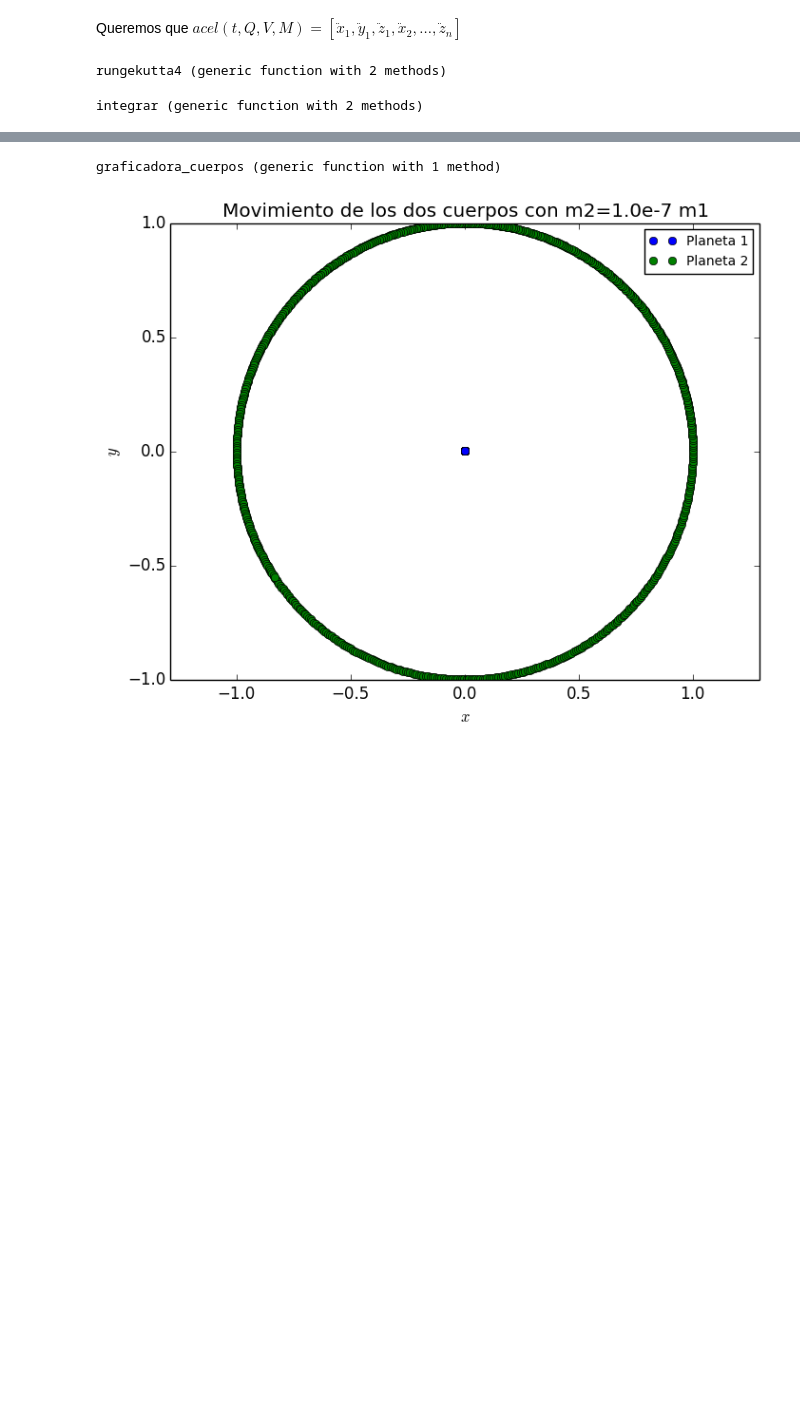
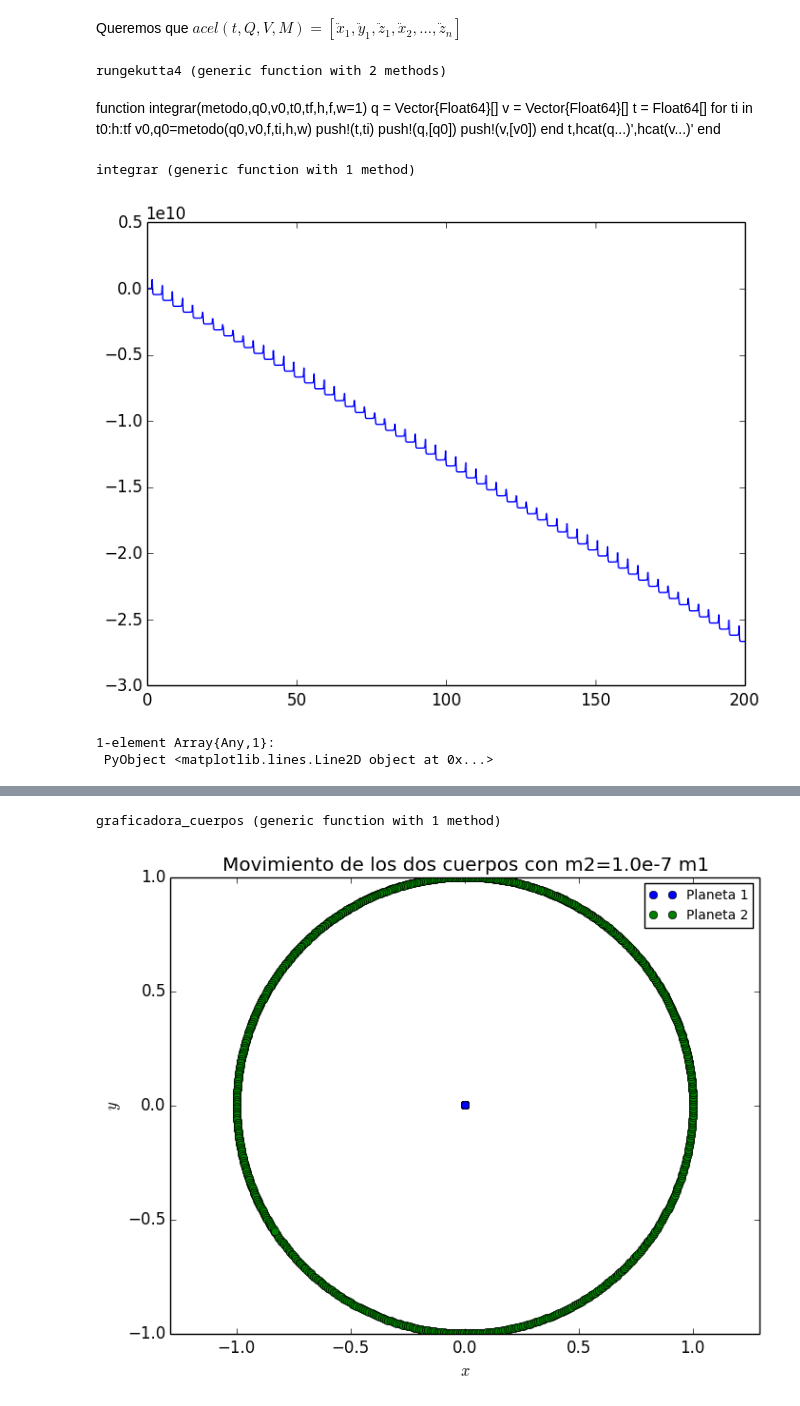
Before and after one commit to spinacho/Escuela, a Jupyter notebook: Séptimo semestre/Temas selectos FCI/Matriz_n_cuerpos.ipynb, the cells around one changed output, grey strips where cells are left out. Cells and saved outputs as stored; diff of their text form; code cells hidden in the pictures; blank space fills up the shorter version.

Commit message:
Poyecto funcionando bien 29/Nov/2014 a las 18:51, se está haciendo el notebook del proyecto final.

```diff
--- a/Séptimo semestre/Temas selectos FCI/Matriz_n_cuerpos.ipynb
+++ b/Séptimo semestre/Temas selectos FCI/Matriz_n_cuerpos.ipynb
@@ -12,3 +12,31 @@ $$A[linea\_i]=[A[i1], A[i2], ..., A[in]]$$
 # %%
 using PyPlot
 using Interact;
+# %%
+function pars_pot(Q,M,i,j)
+    #Esta funcion saca la energía potencial que tiene j debido a i
+    if i==j
+        0
+    else
+        -M[i]*M[j]/R(i,j,Q)
+    end
+end
+
+function total_pot(Q,M,j,n=length(M))
+    sum([pars_pot(Q,M,s,j) for s in 1:n])
+end
+
+function system_inst_pot(t,Q,V,M,n=length(M))
+    A=Float64[]
+    for i in 1:n
+        T=total_pot(Q,M,i,n)
+        push!(A,T)
+    end
+    sum(A)/2
+end
+
+function kinetic(t,Q,V,M,n=length(M))
+    V2=[V[3i-2]^2+V[3i-1]^2+V[3i]^2 for i in 1:n]
+    K=[0.5*M[i]*V2[i] for i in 1:n]
+    sum(K)
+end
@@ -65,18 +95,46 @@ function rungekutta4(q0,v0,f,t,h,w=1)
 end
 # %% [output]
 rungekutta4 (generic function with 2 methods)
+# %% [markdown]
+function integrar(metodo,q0,v0,t0,tf,h,f,w=1)
+    q = Vector{Float64}[]
+    v = Vector{Float64}[]
+    t = Float64[]
+    for ti in t0:h:tf
+        v0,q0=metodo(q0,v0,f,ti,h,w)
+        push!(t,ti)
+        push!(q,[q0])
+        push!(v,[v0])
+    end
+    t,hcat(q...)',hcat(v...)'
+end
 # %%
-function integrar(metodo,q0,v0,t0,tf,h,f,w=1)
+function integrar(metodo,q0,v0,t0,tf,h,f,M)
+    n=length(M)
     q = Vector{Float64}[]
     v = Vector{Float64}[]
     t = Float64[]
+    U = Float64[]
+    K = Float64[]
     for ti in t0:h:tf
-        v0,q0=metodo(q0,v0,f,ti,h,w)
+        v0,q0=metodo(q0,v0,f,ti,h,M)
         push!(t,ti)
         push!(q,[q0])
         push!(v,[v0])
+        push!(U,system_inst_pot(t0,q0,v0,M,n))
+        push!(K,kinetic(t0,q0,v0,M,n))
     end
-    t,hcat(q...)',hcat(v...)'
+    E=U+K
+    dE=(E-E[1])/eps(E[1])
+    t,hcat(q...)',hcat(v...)',U,K,E,dE
 end
 # %% [output]
-integrar (generic function with 2 methods)
+integrar (generic function with 1 method)
+# %%
+t,q,v,u,k,e,de=integrar(rungekutta4,[0,0,0,1,0,0,0,1,0],[0,0,0,0,0.7,0,-0.7,0,0],0,200,0.01,sistema,[1,1e-4,1e-4]);
+# %%
+plot(t,de)
+# %% [output]
+[figure, added]
+1-element Array{Any,1}:
+ PyObject <matplotlib.lines.Line2D object at 0x...>
```
Also changed, not shown: parts of 17 cells of this notebook, 9 other files.
